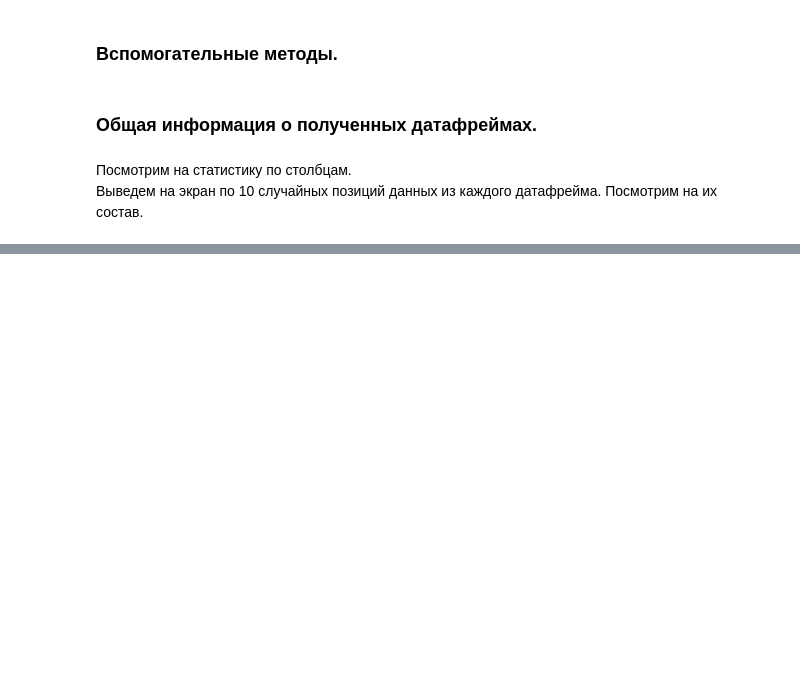
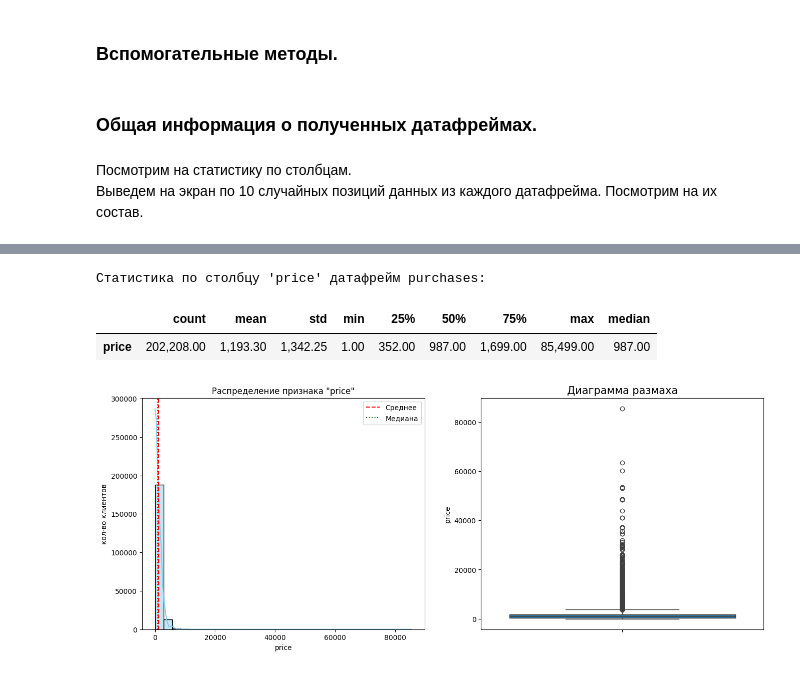
Before and after one commit to volkovask/marketing, a Jupyter notebook: marketing.ipynb, the cells around one changed output, grey strips where cells are left out. Cells and saved outputs as stored; diff of their text form; code cells hidden in the pictures; blank space fills up the shorter version.

```diff
--- a/marketing.ipynb
+++ b/marketing.ipynb
@@ -353,0 +559,23 @@ channel          - ['email', 'mobile_push']
+# %%
+# Кастомный метод для построения гистограммы и диаграммы размаха.
+def custom_hist(data=purchases, name='purchases', add_columns=[], del_columns=[ID]):
+    ylabel = 'кол-во клиентов'
+    columns = data.drop(columns=del_columns).select_dtypes(include=['float64']).columns.to_list()
+    columns.extend(add_columns)
+
+    for column in columns:
+        stats_column(data=data, column=column, text=f'датафрейм {name}', is_sum=False)
+        fig, ax = plt.subplots(nrows=1, ncols=2, figsize=(16,6))
+
+        sns.histplot(data[column], kde=True, bins=30, color='skyblue', edgecolor='black', ax=ax[ZERO])
+        ax[ZERO].axvline(data[column].mean(), color='red', linestyle='--', label='Среднее')
+        ax[ZERO].axvline(data[column].median(), color='green', linestyle=':', label='Медиана')
+        ax[ZERO].set_title(f'Распределение признака "{column}"')
+        ax[ZERO].set_ylabel(ylabel)
+        ax[ZERO].legend()
+
+        sns.boxplot(data[column], ax=ax[ONE])
+        ax[ONE].set_title('Диаграмма размаха', fontsize=15)
+        ax[ONE].set_xlabel(None)
+
+        plt.show()
@@ -353,0 +608,7 @@ channel          - ['email', 'mobile_push']
+# %%
+custom_hist()
+# %% [output]
+Статистика по столбцу 'price' датафрейм purchases:
+|  | count | mean | std | min | 25% | 50% | 75% | max | median |
+| price | 202,208.00 | 1,193.30 | 1,342.25 | 1.00 | 352.00 | 987.00 | 1,699.00 | 85,499.00 | 987.00 |
+[figure, added]
```
Also changed, not shown: parts of 44 cells of this notebook.
